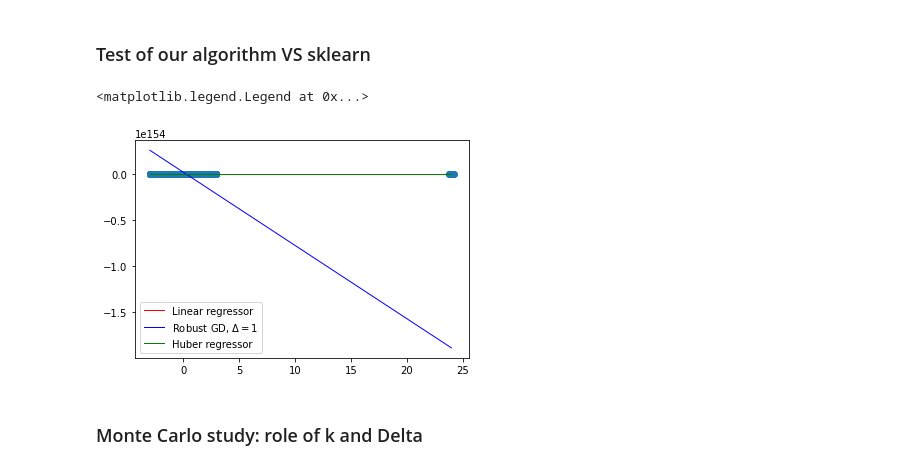
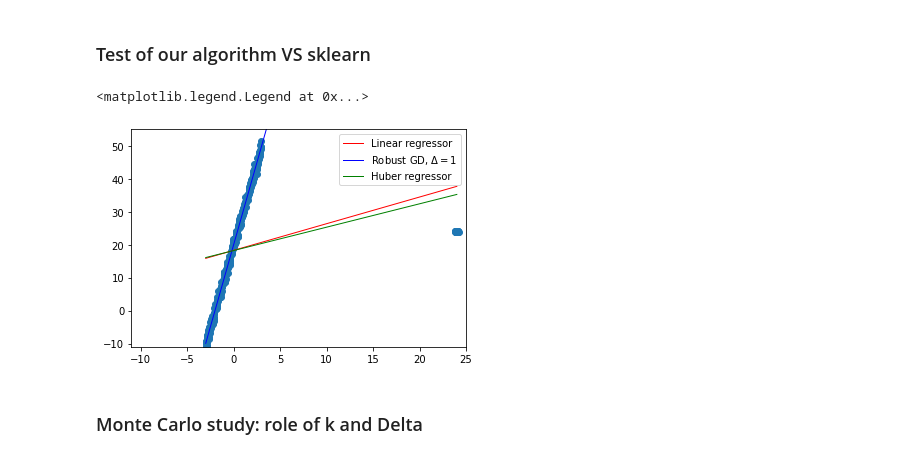
Before and after one commit to TimotheeMathieu/Excess-risk-bounds-in-robust-empirical-risk-minimization, a Jupyter notebook: Illustration.ipynb, the cells around one changed output. Drawn from its saved outputs; the diff is of its cells as text; code cells hidden in the pictures.

```diff
--- a/Illustration.ipynb
+++ b/Illustration.ipynb
@@ -33,30 +33,31 @@ plt.scatter(Xtrain,ytrain)
 # %%
 from sklearn.linear_model import LinearRegression,HuberRegressor
 reg=LinearRegression()
 hreg=HuberRegressor()
 
 from sklearn import preprocessing
 reg.fit(Xtrain,ytrain)
 line_X = np.arange(Xtrain.min(), Xtrain.max())[:, np.newaxis]
 line_y = reg.predict(line_X)
 
 hreg.fit(Xtrain,ytrain)
 hline_X = np.arange(Xtrain.min(), Xtrain.max())[:, np.newaxis]
 hline_y = hreg.predict(line_X)
 
-hom_c1=regressor(K=91,eta0=1,Delta=1,beta=0)
+hom_c1=regressor(K=91,eta0=0.1,Delta=1,beta=0) # eta0 is linked to the step-size, beta is the risge penalisation parameter (here no penalization)
 hom_c1.fit(Xtrain,ytrain)
 line_yh_c1 = hom_c1.predict(line_X)
 
 plt.scatter(Xtrain,ytrain)
 plt.plot(line_X, line_y, color='red', linewidth=1, label='Linear regressor')
 plt.plot(line_X, line_yh_c1, color='blue', linewidth=1, label='Robust GD, $\Delta=1$')
 plt.plot(hline_X, hline_y, color='green', linewidth=1, label='Huber regressor')
-
+plt.xlim(-11,25)
+plt.ylim(-11,55)
 plt.legend()
 # %% [output]
 <matplotlib.legend.Legend at 0x...>
-[figure, old version]
+[figure, new version]
 # %% [markdown]
 ### Monte Carlo study: role of k and Delta
 # %%
```
Also changed, not shown: parts of 1 cell of this notebook.
